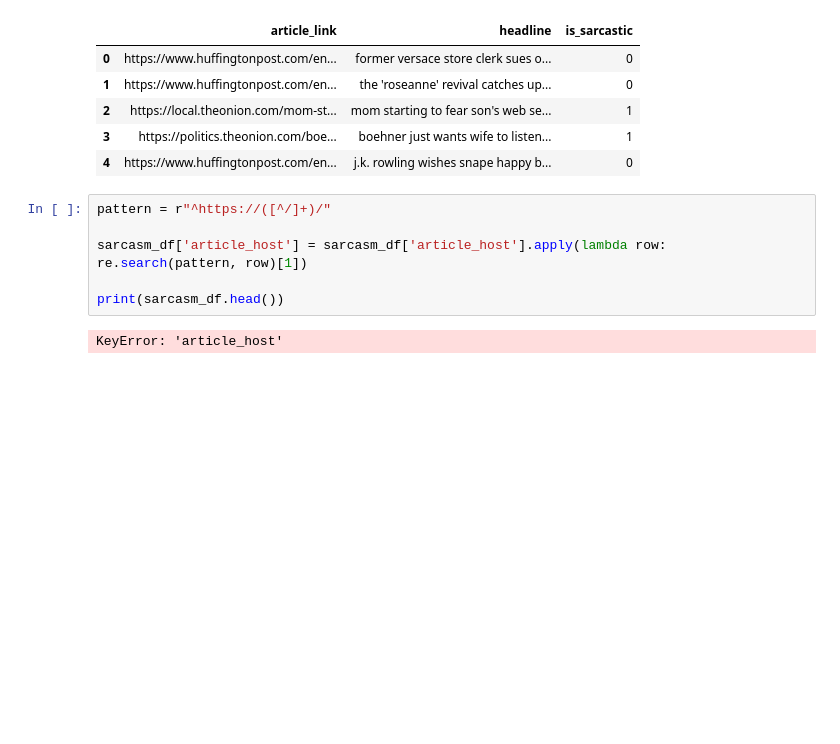
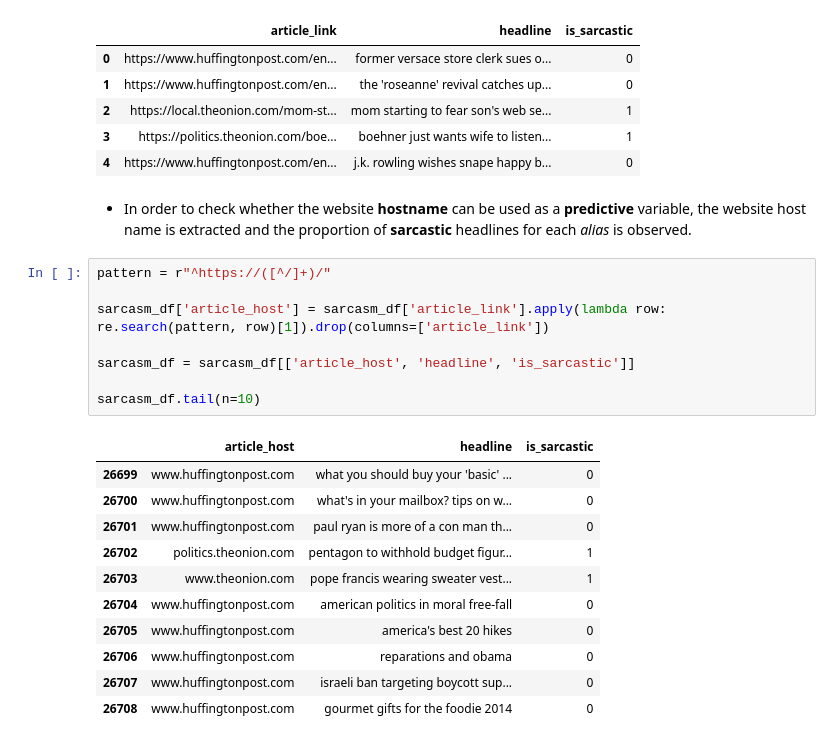
Before and after one commit to vtpaiva/sarcastic-headlines-detection, a Jupyter notebook: analysis.ipynb, the cells around one changed output. Cells and saved outputs as stored; diff of their text form; blank space fills up the shorter version.

```diff
--- a/analysis.ipynb
+++ b/analysis.ipynb
@@ -11,11 +13,25 @@ sarcasm_df.head()
 | 2 | https://local.theonion.com/mom-st... | mom starting to fear son's web se... | 1 |
 | 3 | https://politics.theonion.com/boe... | boehner just wants wife to listen... | 1 |
 | 4 | https://www.huffingtonpost.com/en... | j.k. rowling wishes snape happy b... | 0 |
+# %% [markdown]
+* In order to check whether the website **hostname** can be used as a **predictive** variable, the website host name is extracted and the proportion of **sarcastic** headlines for each *alias* is observed.
 # %%
 pattern = r"^https://([^/]+)/"
 
-sarcasm_df['article_host'] = sarcasm_df['article_host'].apply(lambda row: re.search(pattern, row)[1])
+sarcasm_df['article_host'] = sarcasm_df['article_link'].apply(lambda row: re.search(pattern, row)[1]).drop(columns=['article_link'])
 
-print(sarcasm_df.head())
+sarcasm_df = sarcasm_df[['article_host', 'headline', 'is_sarcastic']]
+
+sarcasm_df.tail(n=10)
 # %% [output]
-KeyError: 'article_host'
+|  | article_host | headline | is_sarcastic |
+| 26699 | www.huffingtonpost.com | what you should buy your 'basic' ... | 0 |
+| 26700 | www.huffingtonpost.com | what's in your mailbox? tips on w... | 0 |
+| 26701 | www.huffingtonpost.com | paul ryan is more of a con man th... | 0 |
+| 26702 | politics.theonion.com | pentagon to withhold budget figur... | 1 |
+| 26703 | www.theonion.com | pope francis wearing sweater vest... | 1 |
+| 26704 | www.huffingtonpost.com | american politics in moral free-fall | 0 |
+| 26705 | www.huffingtonpost.com | america's best 20 hikes | 0 |
+| 26706 | www.huffingtonpost.com | reparations and obama | 0 |
+| 26707 | www.huffingtonpost.com | israeli ban targeting boycott sup... | 0 |
+| 26708 | www.huffingtonpost.com | gourmet gifts for the foodie 2014 | 0 |
```
Also changed, not shown: parts of 4 cells of this notebook.
